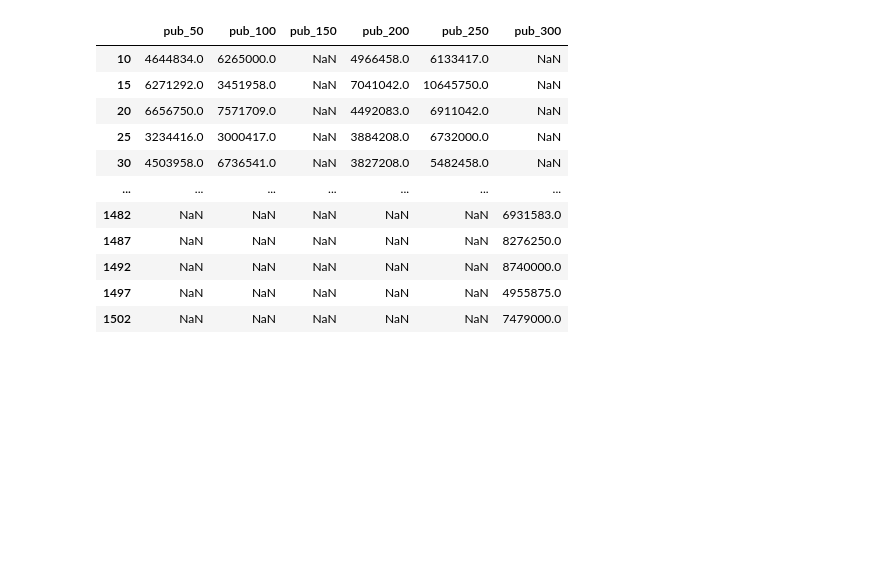
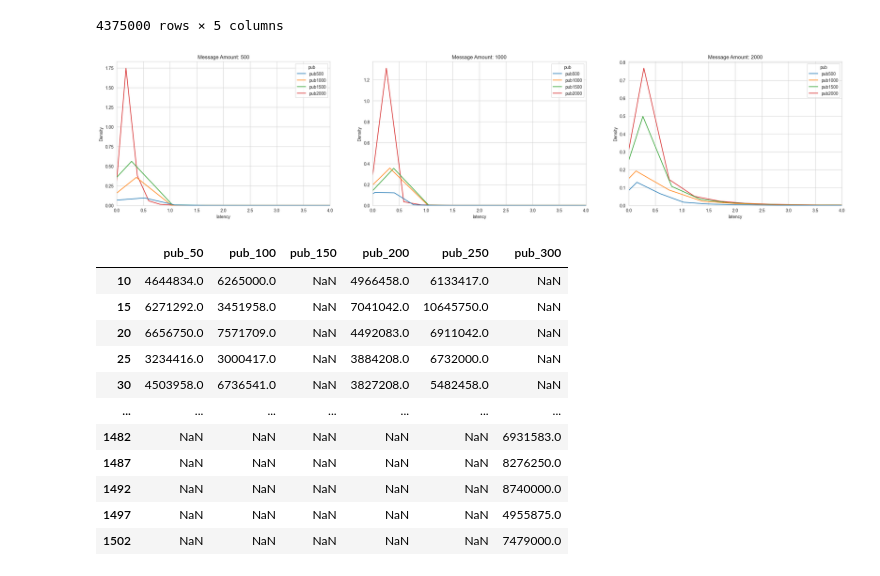
Before and after one commit to Mhwwww/ShutPub, a Jupyter notebook: src/main/java/org/example/eva/evaluation.ipynb, the cells around one changed output. Saved outputs shown, nothing was run; the diff lists cells and outputs as text; code cells hidden in the pictures; blank space fills up the shorter version.

```diff
--- a/src/main/java/org/example/eva/evaluation.ipynb
+++ b/src/main/java/org/example/eva/evaluation.ipynb
@@ -13,3 +13,73 @@ rcParams['ps.fonttype'] = 42
 rcParams['figure.figsize'] = (4.5,2)
 rcParams['figure.dpi'] = 100
 rcParams['axes.unicode_minus'] = False
+# %%
+import seaborn as sns
+import pandas as pd
+import matplotlib.pyplot as plt
+
+## msg_100/200/300/400
+
+# file_sets = {
+#     "pub500": [],
+#     "pub1000": ['./logs/Pub_1000_Msg_25_MI_200_PI_700_BI_1692626374365.csv','./logs/Pub_1000_Msg_50_MI_200_PI_700_BI_1692625131376.csv'],
+#     "pub1500": [],
+#     "pub2000": ['./logs/Pub_2000_Msg_25_MI_200_PI_700_BI_1692622631048.csv','./logs/Pub_2000_Msg_50_MI_200_PI_700_BI_1692621151666.csv']
+# }
+
+file_sets = {
+    "pub500": ['./logs/Pub_500_Msg_125_MI_300_PI_500_BI_1692753846516.csv',
+               '/Users/minghe/Desktop/large scale/Pub_500_Msg_250_1692285125843.csv',
+               './logs/Pub_500_Msg_500_MI_500_PI_500_BI_1692745223512.csv'
+               ],
+    "pub1000": ['./logs/Pub_1000_Msg_125_MI_300_PI_500_BI_1692752459223.csv',
+                '/Users/minghe/Desktop/large scale/Pub_1000_Msg_250_1692285803327.csv',
+                './logs/Pub_1000_Msg_500_MI_500_PI_500_BI_1692745758311.csv'
+                ],
+    "pub1500": ['./logs/Pub_1500_Msg_125_MI_300_PI_500_BI_1692751301892.csv','/Users/minghe/Desktop/large scale/Pub_1500_Msg_250_1692286827504.csv','./logs/Pub_1500_Msg_500_MI_500_PI_500_BI_1692747534194.csv'],
+
+    "pub2000": ['./logs/Pub_2000_Msg_125_MI_300_PI_500_BI_1692749252715.csv','/Users/minghe/Desktop/large scale/Pub_2000_Msg_250_1692288668939.csv','logs/Pub_2000_Msg_500_MI_500_PI_500_BI_1692742683369.csv']
+}
+
+
+# file_sets = {
+
+#     "pub2000": ['logs/Pub_2000_Msg_125_MI_300_PI_500_BI_1692749251151.csv','/Users/minghe/Desktop/large scale/Pub_2000_Msg_250_1692288667280.csv', './logs/Pub_2000_Msg_500_MI_500_PI_500_BI_1692742676264.csv']
+# }
+
+dfs = []
+
+for pub_name, file_paths in file_sets.items():
+    for file_path in file_paths:
+        df = pd.read_csv(file_path)
+        msg_latency_df = df.copy()
+        msg_latency_df['latency'] = msg_latency_df['timestamp']/1e6
+        msg_latency_df['pub'] = pub_name
+
+        if "Msg_250" in file_path:
+            msg_latency_df['msg_amount'] = 1000
+        elif "Msg_500" in file_path:
+            msg_latency_df['msg_amount'] = 2000
+        elif "Msg_750" in file_path:
+            msg_latency_df['msg_amount'] = 3000
+        elif "Msg_125" in file_path:
+            msg_latency_df['msg_amount'] = 500
+        else:
+            msg_latency_df['msg_amount'] = 0
+
+        dfs.append(msg_latency_df)
+
+merged_df = pd.concat(dfs)
+
+fig, axes = plt.subplots(nrows=1, ncols=3, figsize=(30, 6))
+
+for i, (msg_amount, subset_data) in enumerate(merged_df.groupby('msg_amount')):
+    sns.kdeplot(data=subset_data, x="latency", hue="pub", ax=axes[i])
+    axes[i].set_title(f"Message Amount: {msg_amount}")
+    axes[i].set_xlim(0,4)
+
+plt.savefig("msg_latency_compare_ecdf.pdf")
+# has_negative_values = (merged_df['timestamp'] < 0).any()
+
+merged_df
+# %% [output]
@@ -16,3 +98,5 @@ rcParams['axes.unicode_minus'] = False
+4375000 rows × 5 columns
+[figure, added]
 # %%
 import pandas as pd
 
```
Also changed, not shown: parts of 8 cells of this notebook, 30 other files.
